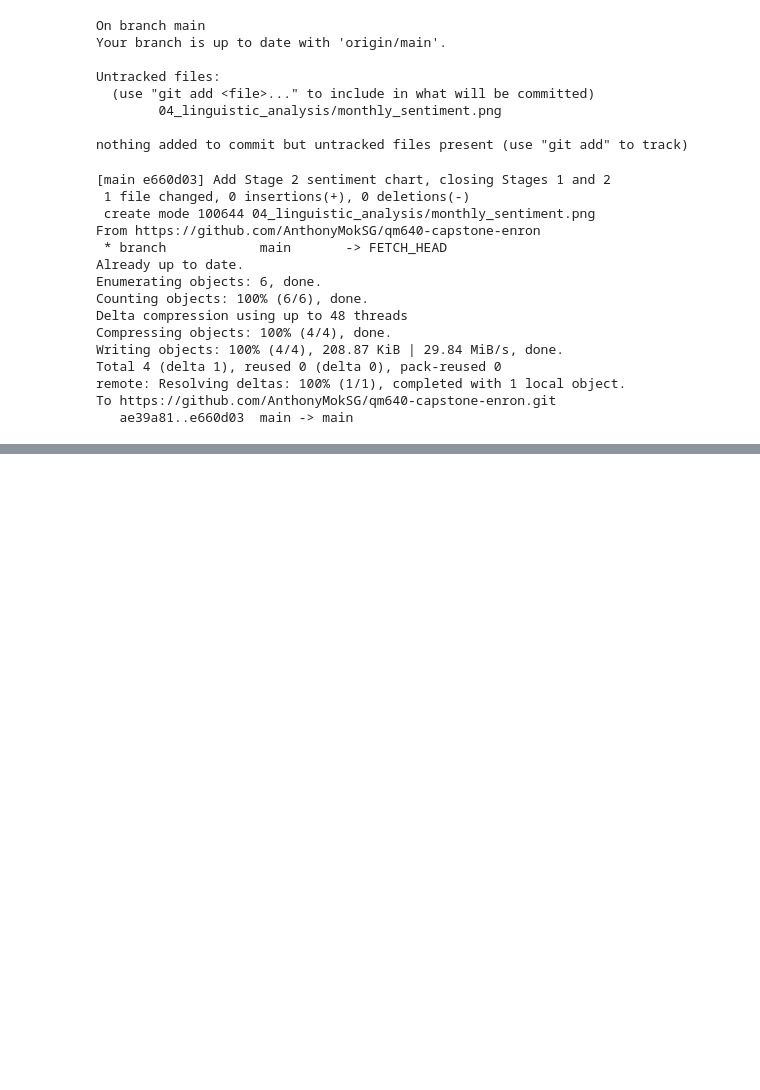
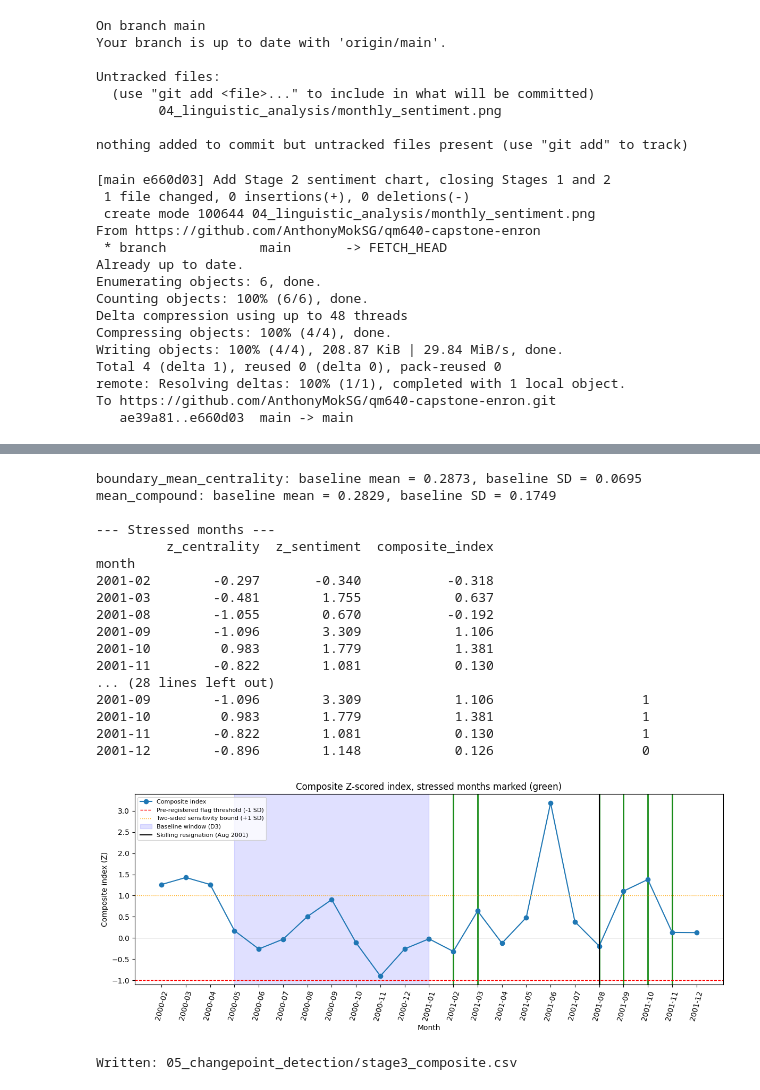
Before and after one commit to AnthonyMokSG/qm640-capstone-enron, a Jupyter notebook: 01_extraction/qm640_extraction.ipynb, the cells around one changed output, grey strips where cells are left out. Cells and saved outputs as stored; diff of their text form; code cells hidden in the pictures; blank space fills up the shorter version.

```diff
--- a/01_extraction/qm640_extraction.ipynb
+++ b/01_extraction/qm640_extraction.ipynb
@@ -2258,0 +2515,68 @@ To https://github.com/AnthonyMokSG/qm640-capstone-enron.git
+# %%
+import matplotlib.pyplot as plt
+
+df = pd.read_csv('05_changepoint_detection/stage3_monthly_inputs.csv', index_col = 'month')
+
+##  1.  Baseline statistics (D3: May 2000 - January 2001, sample SD)
+base = [str(p) for p in pd.period_range('2000-05', '2001-01', freq = 'M')]
+stats = {}
+for col in ['boundary_mean_centrality', 'mean_compound']:
+    mu, sd = df.loc[base, col].mean(), df.loc[base, col].std(ddof = 1)
+    stats[col] = (mu, sd)
+    print(f'{col}: baseline mean = {mu:.4f}, baseline SD = {sd:.4f}')
+
+##  2.  Z-scores and composite (equal-weighted mean of raw Z-scores)
+df['z_centrality'] = (df['boundary_mean_centrality'] - stats['boundary_mean_centrality'][0]) / stats['boundary_mean_centrality'][1]
+df['z_sentiment']  = (df['mean_compound'] - stats['mean_compound'][0]) / stats['mean_compound'][1]
+df['composite_index'] = df[['z_centrality', 'z_sentiment']].mean(axis=1)
+
+##  3.  Inspection table: the six stressed months and the May 2001 false-positive candidate
+inspect = df.loc[df['ground_truth_label'] == 1, ['z_centrality', 'z_sentiment', 'composite_index']]
+print('\n--- Stressed months ---')
+print(inspect.round(3))
+print('\n--- May 2001 (documented false-positive candidate) ---')
+print(df.loc[['2001-05'], ['z_centrality', 'z_sentiment', 'composite_index']].round(3))
+print('\n--- Full composite series (non-empty months) ---')
+print(df.loc[df['composite_index'].notna(),
+             ['z_centrality', 'z_sentiment', 'composite_index', 'ground_truth_label']].round(3))
+
+##  4.  Chart: composite with baseline window, +/-1 SD thresholds, stressed months marked
+plot = df[df['composite_index'].notna()]
+fig, ax = plt.subplots(figsize = (12, 5))
+ax.plot(plot.index, plot['composite_index'], marker = 'o', lw = 1.5, label = 'Composite index')
+ax.axhline(-1, ls = '--', c = 'red', lw = 1, label = 'Pre-registered flag threshold (-1 SD)')
+ax.axhline(1, ls = ':', c = 'orange', lw = 1, label = 'Two-sided sensitivity bound (+1 SD)')
+ax.axhline(0, ls = '-', c = 'grey', lw = 0.5)
+ax.axvspan('2000-05', '2001-01', alpha = 0.12, color = 'blue', label = 'Baseline window (D3)')
+for m in plot.index[plot['ground_truth_label'] == 1]:
+    ax.axvspan(m, m, alpha = 0.9, color = 'green', lw = 2)
+ax.axvline('2001-08', c='black', ls='-', lw=1.5, label='Skilling resignation (Aug 2001)')
+ax.set_ylabel('Composite index (Z)'); ax.set_xlabel('Month')
+ax.set_title('Composite Z-scored index, stressed months marked (green)')
+ax.tick_params(axis = 'x', rotation = 75); ax.legend(fontsize = 8); plt.tight_layout()
+plt.savefig('05_changepoint_detection/composite_index.png', dpi = 150)
+plt.show()
+
+##  5.  Persist the composite series for Steps 49-53
+df.to_csv('05_changepoint_detection/stage3_composite.csv')
+print('\nWritten: 05_changepoint_detection/stage3_composite.csv')
+# %% [output]
+boundary_mean_centrality: baseline mean = 0.2873, baseline SD = 0.0695
+mean_compound: baseline mean = 0.2829, baseline SD = 0.1749
+
+--- Stressed months ---
+         z_centrality  z_sentiment  composite_index
+month
+2001-02        -0.297       -0.340           -0.318
+2001-03        -0.481        1.755            0.637
+2001-08        -1.055        0.670           -0.192
+2001-09        -1.096        3.309            1.106
+2001-10         0.983        1.779            1.381
+2001-11        -0.822        1.081            0.130
+... (28 lines left out)
+2001-09        -1.096        3.309            1.106                   1
+2001-10         0.983        1.779            1.381                   1
+2001-11        -0.822        1.081            0.130                   1
+2001-12        -0.896        1.148            0.126                   0
+[figure, added]
+Written: 05_changepoint_detection/stage3_composite.csv
```
Also changed, not shown: parts of 32 cells of this notebook.
